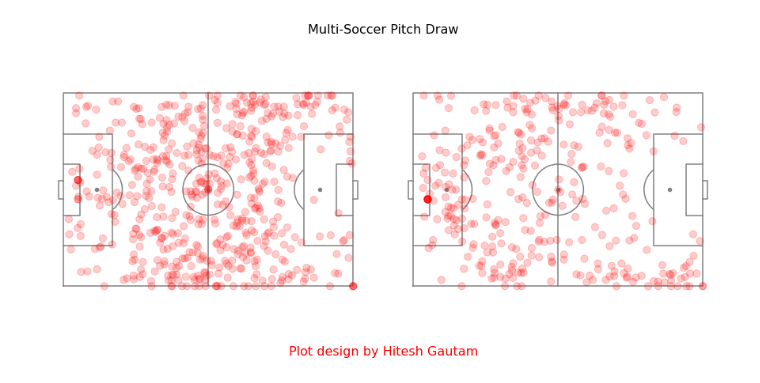
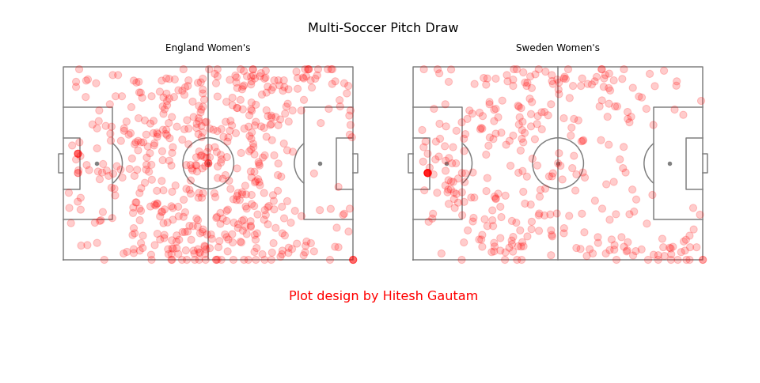
Before and after one commit to HiteshG/Friends-Of-Tracking, a Jupyter notebook: Codes/Week1/Multi-Team.ipynb, the cells around one changed output. Drawn from its saved outputs; the diff is of its cells as text; code cells hidden in the pictures; blank space fills up the shorter version.

```diff
--- a/Codes/Week1/Multi-Team.ipynb
+++ b/Codes/Week1/Multi-Team.ipynb
@@ -227,7 +227,7 @@ height_ratios.insert(0, 0.05)
 height_ratios.append(0.05)
 
 # Adding subplot
-fig, axd = plt.subplot_mosaic(layout,constrained_layout=True,figsize=(12, 6),
+fig, axd = plt.subplot_mosaic(layout,constrained_layout=True,figsize=(12, 5*main.shape[0]),
                               gridspec_kw={'height_ratios':height_ratios})
 
 # Filter title and annot from axd.values
@@ -245,50 +245,38 @@ for ax in main_dict.values():
     #Pitch Outline & Centre Line
     draw_pitch(orientation="h",aspect="full",ax=ax)
 
-
+    ax.set_title(team_change)
     for i, Pass in row_iterator:
         if(team_change == Pass['team_name']):
 
             # Starting Points
             x=Pass['location'][0]
             y=Pass['location'][1]
 
             circleSize= 1.5
 
             passCircle = plt.Circle( (x, pitchWidthY - y),circleSize, color = "red")
             passCircle.set_alpha(.2)
             ax.add_patch(passCircle)
+
         else:
             team_change = Pass["team_name"]
             row_iterator = row_iterator
             break
-
-#         else:
-#             team_change = Pass["team_name"]
-
-#             # Starting Points
-#             x=Pass['location'][0]
-#             y=Pass['location'][1]
-
-#             circleSize= 1.5
-
-#             passCircle = plt.Circle( (x, pitchWidthY - y),circleSize, color = "red")
-#             passCircle.set_alpha(.2)
-#             ax.add_patch(passCircle)
 
 # Adding annotation to plot
 axd['title'].text(0.5, 0.5, 'Multi-Soccer Pitch Draw', ha="center", va="center",fontsize=16, color = "black")
 axd['annot'].text(0.5, 0.5, 'Plot design by Hitesh Gautam', ha="center", va="center",fontsize=16, color = "red")
 
 # Using identify_axes for common text formatting
 # identify_axes({'Multi-Soccer Pitch Draw': axd['title']}, fontsize=16,)
 # identify_axes({'Plot design by Hitesh Gautam': axd['annot']}, fontsize=16)
 
 # Making axis off
 axd['title'].axis('off');
 axd['annot'].axis('off');
 
 fig.savefig("pitch.jpg", dpi=None, facecolor='w', edgecolor='w',orientation='portrait',format=None, transparent=False,
             bbox_inches=None, pad_inches=0.1)
 # %% [output]
-[figure, old version]
+[figure, new version]
```
